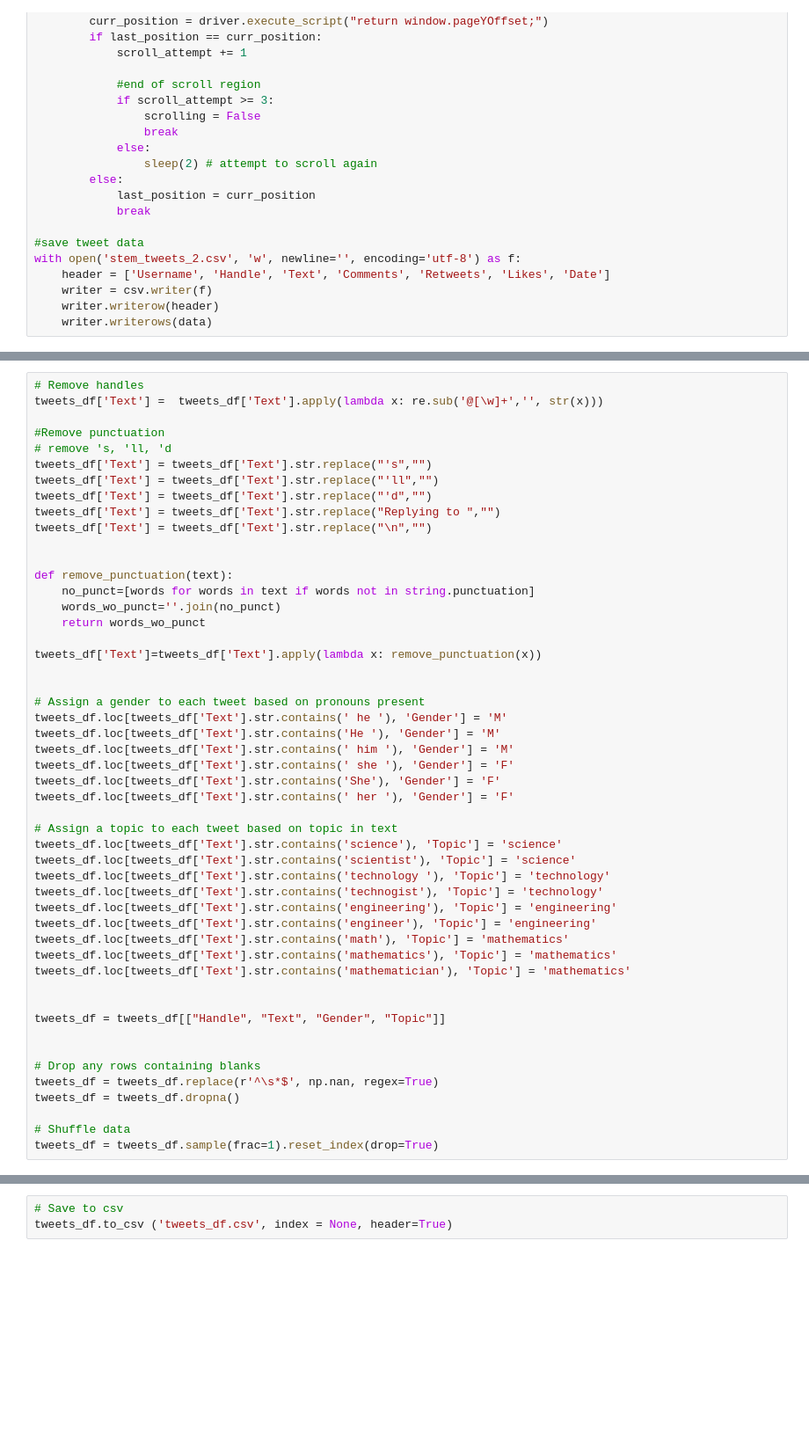
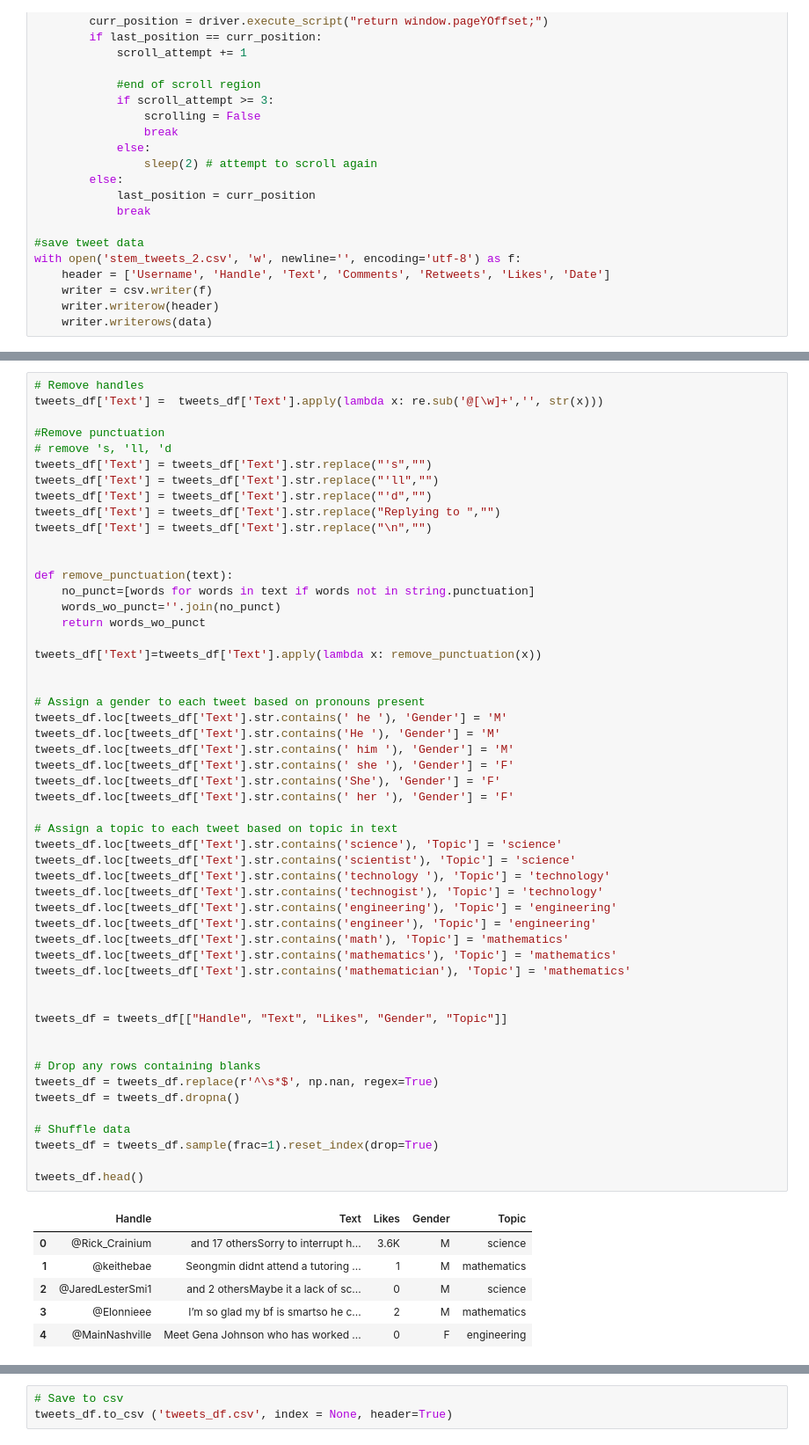
Before and after one commit to lauravodden/Gender-Bias-in-Machine-Learning, a Jupyter notebook: MA5851_A3_Twitter_Scrape.ipynb, the cells around one changed output, grey strips where cells are left out. Shown at 88% size. Cells and saved outputs as stored; diff of their text form; blank space fills up the shorter version.

```diff
--- a/MA5851_A3_Twitter_Scrape.ipynb
+++ b/MA5851_A3_Twitter_Scrape.ipynb
@@ -208,31 +233,40 @@ tweets_df['Text']=tweets_df['Text'].apply(lambda x: remove_punctuation(x))
 
 
 # Assign a gender to each tweet based on pronouns present
 tweets_df.loc[tweets_df['Text'].str.contains(' he '), 'Gender'] = 'M'
 tweets_df.loc[tweets_df['Text'].str.contains('He '), 'Gender'] = 'M'
 tweets_df.loc[tweets_df['Text'].str.contains(' him '), 'Gender'] = 'M'
 tweets_df.loc[tweets_df['Text'].str.contains(' she '), 'Gender'] = 'F'
 tweets_df.loc[tweets_df['Text'].str.contains('She'), 'Gender'] = 'F'
 tweets_df.loc[tweets_df['Text'].str.contains(' her '), 'Gender'] = 'F'
 
 # Assign a topic to each tweet based on topic in text
 tweets_df.loc[tweets_df['Text'].str.contains('science'), 'Topic'] = 'science'
 tweets_df.loc[tweets_df['Text'].str.contains('scientist'), 'Topic'] = 'science'
 tweets_df.loc[tweets_df['Text'].str.contains('technology '), 'Topic'] = 'technology'
 tweets_df.loc[tweets_df['Text'].str.contains('technogist'), 'Topic'] = 'technology'
 tweets_df.loc[tweets_df['Text'].str.contains('engineering'), 'Topic'] = 'engineering'
 tweets_df.loc[tweets_df['Text'].str.contains('engineer'), 'Topic'] = 'engineering'
 tweets_df.loc[tweets_df['Text'].str.contains('math'), 'Topic'] = 'mathematics'
 tweets_df.loc[tweets_df['Text'].str.contains('mathematics'), 'Topic'] = 'mathematics'
 tweets_df.loc[tweets_df['Text'].str.contains('mathematician'), 'Topic'] = 'mathematics'
 
 
-tweets_df = tweets_df[["Handle", "Text", "Gender", "Topic"]]
+tweets_df = tweets_df[["Handle", "Text", "Likes", "Gender", "Topic"]]
 
 
 # Drop any rows containing blanks
 tweets_df = tweets_df.replace(r'^\s*$', np.nan, regex=True)
 tweets_df = tweets_df.dropna()
 
 # Shuffle data
 tweets_df = tweets_df.sample(frac=1).reset_index(drop=True)
+
+tweets_df.head()
+# %% [output]
+|  | Handle | Text | Likes | Gender | Topic |
+| 0 | @Rick_Crainium | and 17 othersSorry to interrupt h... | 3.6K | M | science |
+| 1 | @keithebae | Seongmin didnt attend a tutoring ... | 1 | M | mathematics |
+| 2 | @JaredLesterSmi1 | and 2 othersMaybe it a lack of sc... | 0 | M | science |
+| 3 | @Elonnieee | I’m so glad my bf is smartso he c... | 2 | M | mathematics |
+| 4 | @MainNashville | Meet Gena Johnson who has worked ... | 0 | F | engineering |
```
Also changed, not shown: parts of 20 cells of this notebook.
